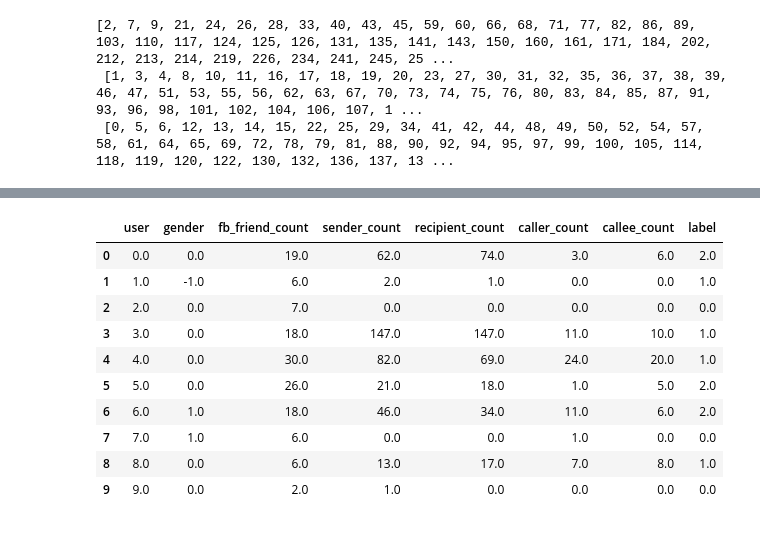
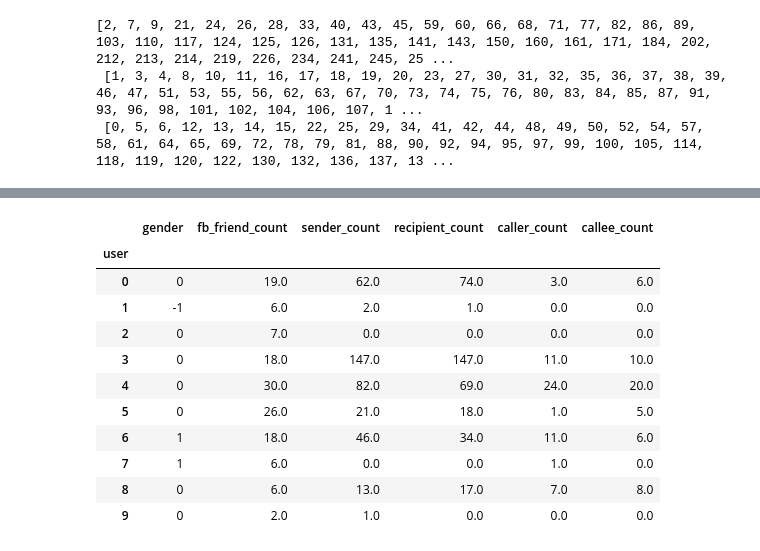
Before and after one commit to danielsson-maja/MAM-data-mining, a Jupyter notebook: projj.ipynb, the cells around one changed output, grey strips where cells are left out. Saved outputs shown, nothing was run; the diff lists cells and outputs as text; code cells hidden in the pictures.

```diff
--- a/projj.ipynb
+++ b/projj.ipynb
@@ -124,17 +113,17 @@ df_features.head(10)
-# %%
-df_merged = pd.concat([df_features, df_labels], axis=1)
-
-df_merged.head(10)
-#df_merged.to_csv("merged.csv")
-# %% [output]
-|  | user | gender | fb_friend_count | sender_count | recipient_count | caller_count | callee_count | label |
-| 0 | 0.0 | 0.0 | 19.0 | 62.0 | 74.0 | 3.0 | 6.0 | 2.0 |
-| 1 | 1.0 | -1.0 | 6.0 | 2.0 | 1.0 | 0.0 | 0.0 | 1.0 |
-| 2 | 2.0 | 0.0 | 7.0 | 0.0 | 0.0 | 0.0 | 0.0 | 0.0 |
-| 3 | 3.0 | 0.0 | 18.0 | 147.0 | 147.0 | 11.0 | 10.0 | 1.0 |
-| 4 | 4.0 | 0.0 | 30.0 | 82.0 | 69.0 | 24.0 | 20.0 | 1.0 |
-| 5 | 5.0 | 0.0 | 26.0 | 21.0 | 18.0 | 1.0 | 5.0 | 2.0 |
-| 6 | 6.0 | 1.0 | 18.0 | 46.0 | 34.0 | 11.0 | 6.0 | 2.0 |
-| 7 | 7.0 | 1.0 | 6.0 | 0.0 | 0.0 | 1.0 | 0.0 | 0.0 |
-| 8 | 8.0 | 0.0 | 6.0 | 13.0 | 17.0 | 7.0 | 8.0 | 1.0 |
-| 9 | 9.0 | 0.0 | 2.0 | 1.0 | 0.0 | 0.0 | 0.0 | 0.0 |
+# %%
+df_features = pd.read_csv("features.csv")
+df_features = df_features.set_index("user")
+df_features.head(10)
+# %% [output]
+|  | gender | fb_friend_count | sender_count | recipient_count | caller_count | callee_count |
+| user |  |  |  |  |  |  |
+| 0 | 0 | 19.0 | 62.0 | 74.0 | 3.0 | 6.0 |
+| 1 | -1 | 6.0 | 2.0 | 1.0 | 0.0 | 0.0 |
+| 2 | 0 | 7.0 | 0.0 | 0.0 | 0.0 | 0.0 |
+| 3 | 0 | 18.0 | 147.0 | 147.0 | 11.0 | 10.0 |
+| 4 | 0 | 30.0 | 82.0 | 69.0 | 24.0 | 20.0 |
+| 5 | 0 | 26.0 | 21.0 | 18.0 | 1.0 | 5.0 |
+| 6 | 1 | 18.0 | 46.0 | 34.0 | 11.0 | 6.0 |
+| 7 | 1 | 6.0 | 0.0 | 0.0 | 1.0 | 0.0 |
+| 8 | 0 | 6.0 | 13.0 | 17.0 | 7.0 | 8.0 |
+| 9 | 0 | 2.0 | 1.0 | 0.0 | 0.0 | 0.0 |
```
Also changed, not shown: parts of 3 cells of this notebook, 1 other file.
